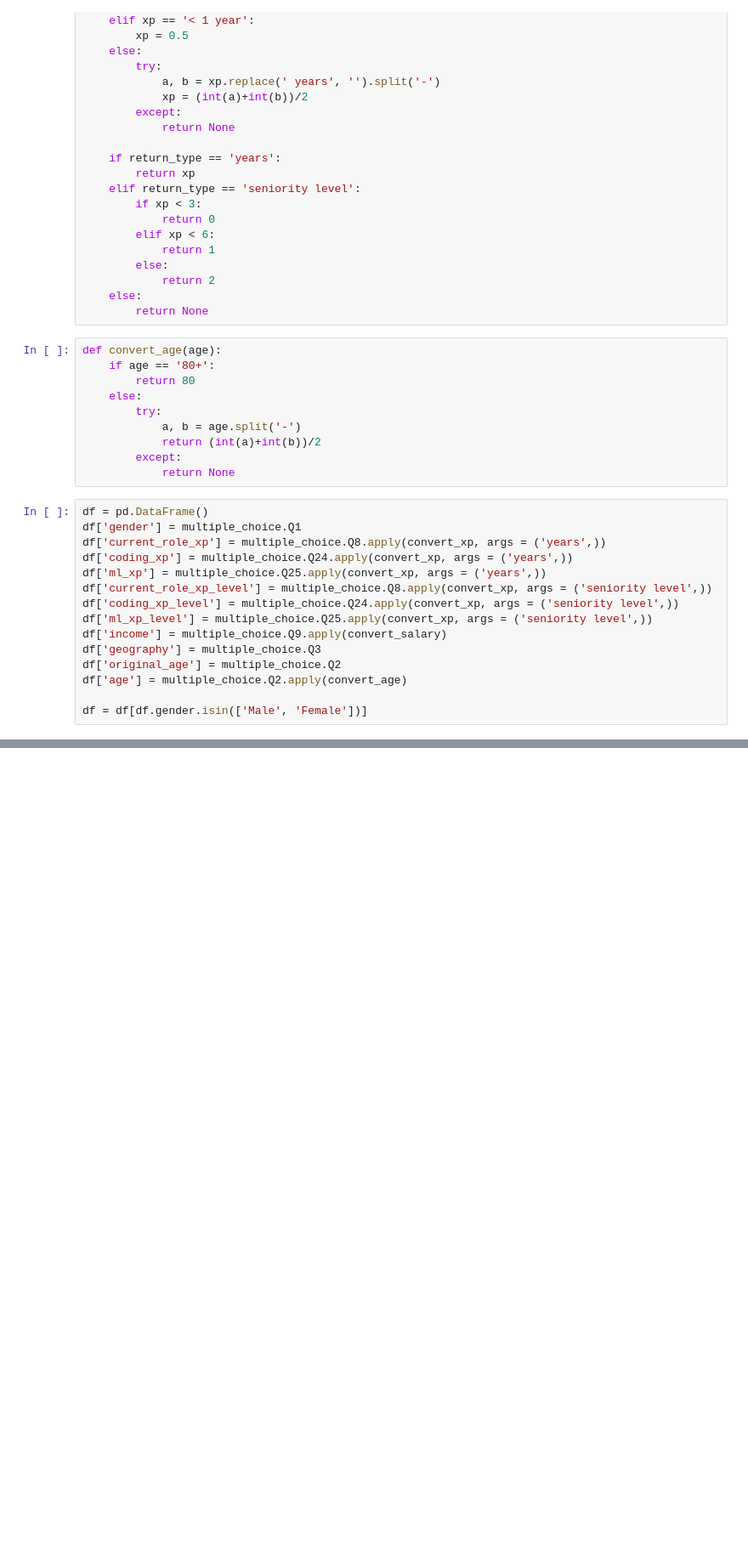
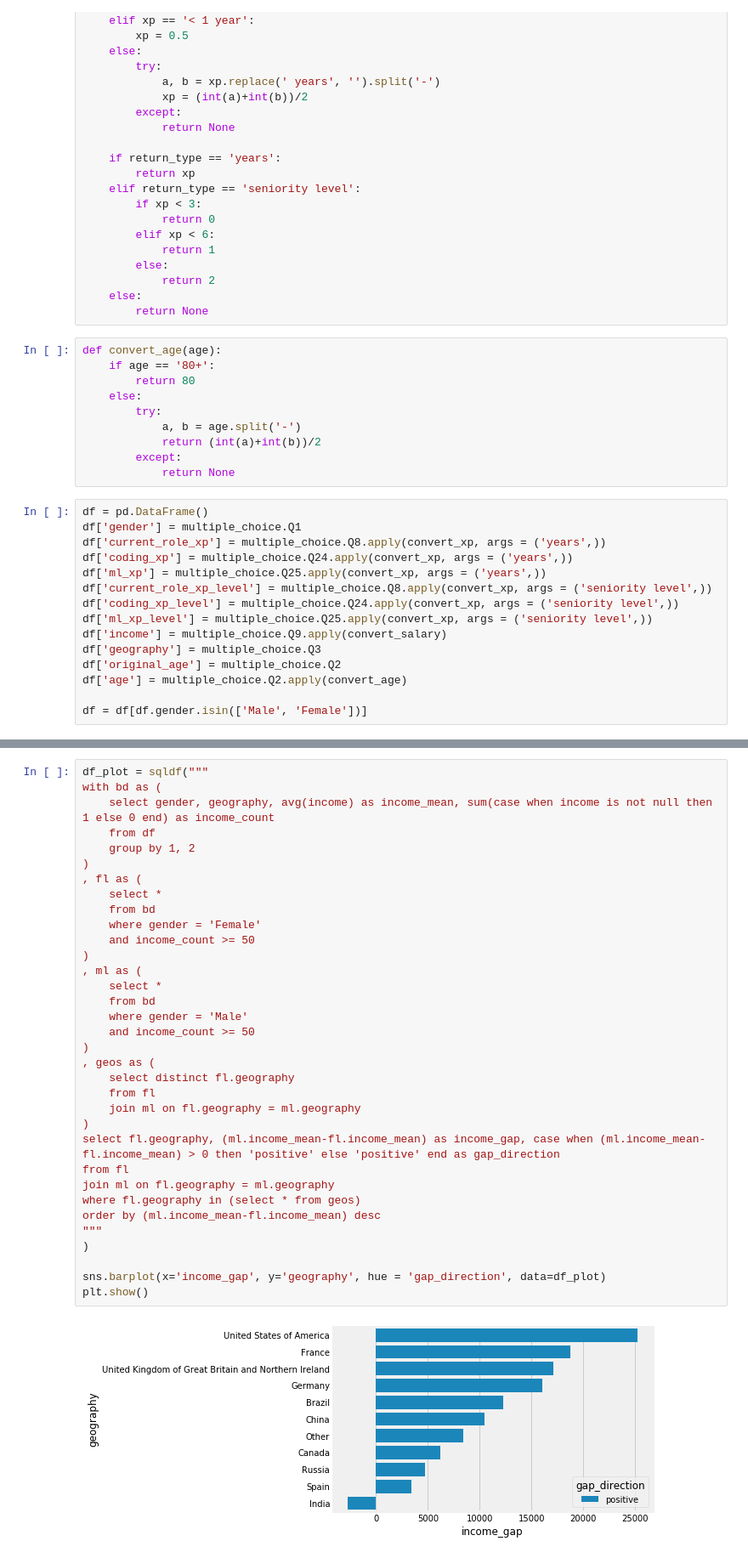
Before and after one commit to lopez-/kaggle_projects, a Jupyter notebook: 2018_survey/clean.ipynb, the cells around one changed output, grey strips where cells are left out. Shown at 85% size. Drawn from its saved outputs; the diff is of its cells as text; blank space fills up the shorter version.

```diff
--- a/2018_survey/clean.ipynb
+++ b/2018_survey/clean.ipynb
@@ -112,0 +133,36 @@ plt.show()
+# %%
+df_plot = sqldf("""
+with bd as (
+    select gender, geography, avg(income) as income_mean, sum(case when income is not null then 1 else 0 end) as income_count
+    from df
+    group by 1, 2
+)
+, fl as (
+    select *
+    from bd
+    where gender = 'Female'
+    and income_count >= 50
+)
+, ml as (
+    select *
+    from bd
+    where gender = 'Male'
+    and income_count >= 50
+)
+, geos as (
+    select distinct fl.geography
+    from fl
+    join ml on fl.geography = ml.geography
+)
+select fl.geography, (ml.income_mean-fl.income_mean) as income_gap, case when (ml.income_mean-fl.income_mean) > 0 then 'positive' else 'positive' end as gap_direction
+from fl
+join ml on fl.geography = ml.geography
+where fl.geography in (select * from geos)
+order by (ml.income_mean-fl.income_mean) desc
+"""
+)
+
+sns.barplot(x='income_gap', y='geography', hue = 'gap_direction', data=df_plot)
+plt.show()
+# %% [output]
+[figure, added]
```
Also changed, not shown: parts of 5 cells of this notebook.
